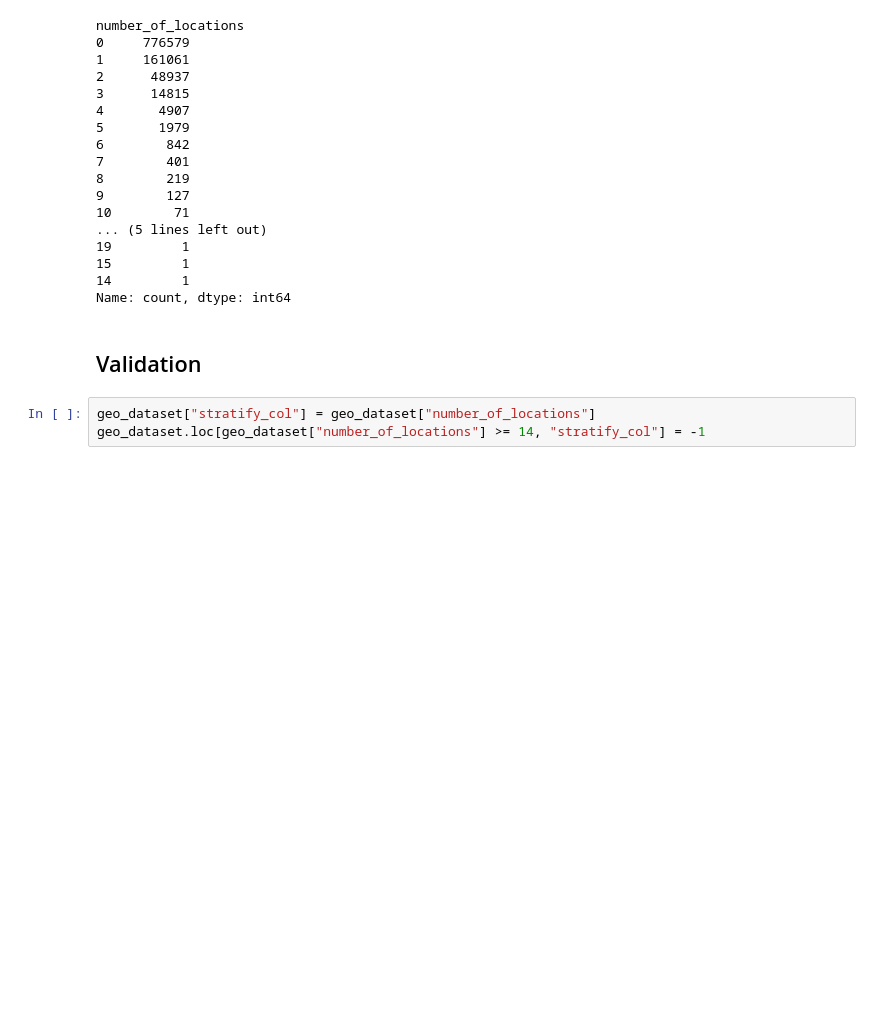
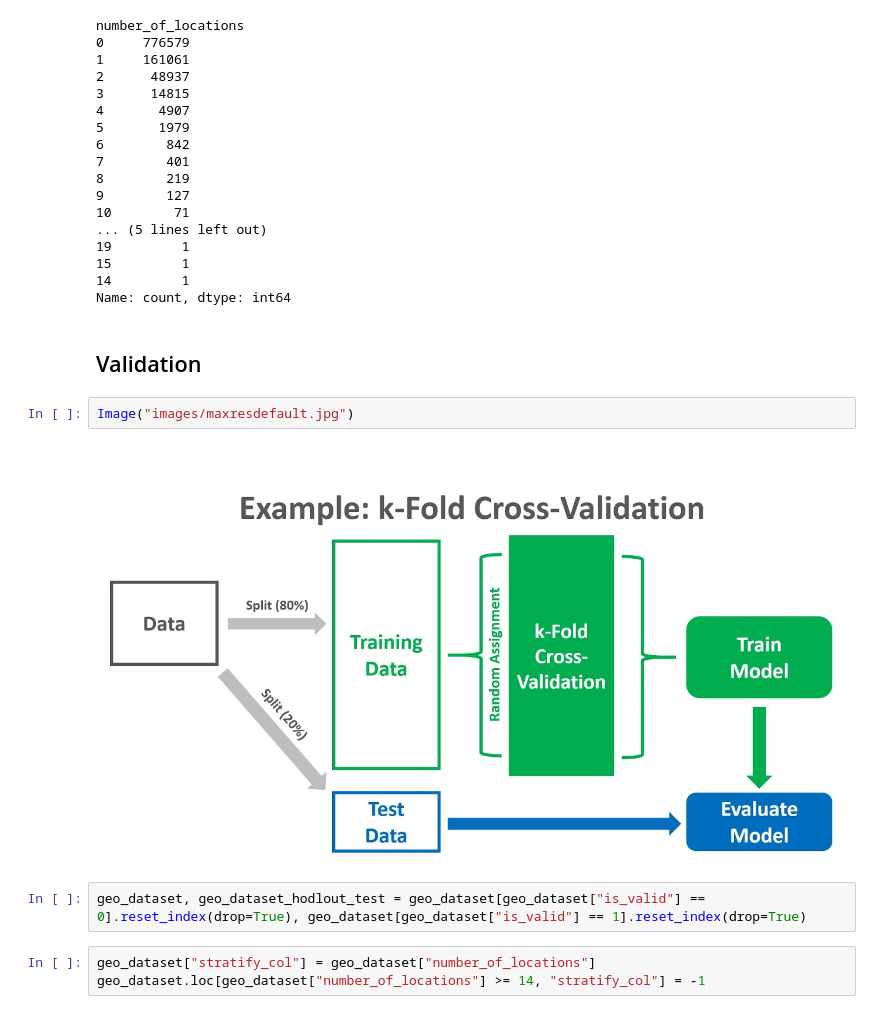
Before and after one commit to VSydorskyy/iasa_nlp_course, a Jupyter notebook: Lecture_4/Recurrent_models.ipynb, the cells around one changed output. Cells and saved outputs as stored; diff of their text form; blank space fills up the shorter version.

```diff
--- a/Lecture_4/Recurrent_models.ipynb
+++ b/Lecture_4/Recurrent_models.ipynb
@@ -1269,6 +1278,12 @@ number_of_locations
 Name: count, dtype: int64
 # %% [markdown]
 ## Validation
+# %%
+Image("images/maxresdefault.jpg")
+# %% [output]
+[figure, added]
+# %%
+geo_dataset, geo_dataset_hodlout_test = geo_dataset[geo_dataset["is_valid"] == 0].reset_index(drop=True), geo_dataset[geo_dataset["is_valid"] == 1].reset_index(drop=True)
 # %%
 geo_dataset["stratify_col"] = geo_dataset["number_of_locations"]
 geo_dataset.loc[geo_dataset["number_of_locations"] >= 14, "stratify_col"] = -1
```
Also changed, not shown: parts of 37 cells of this notebook, 1 other file.
